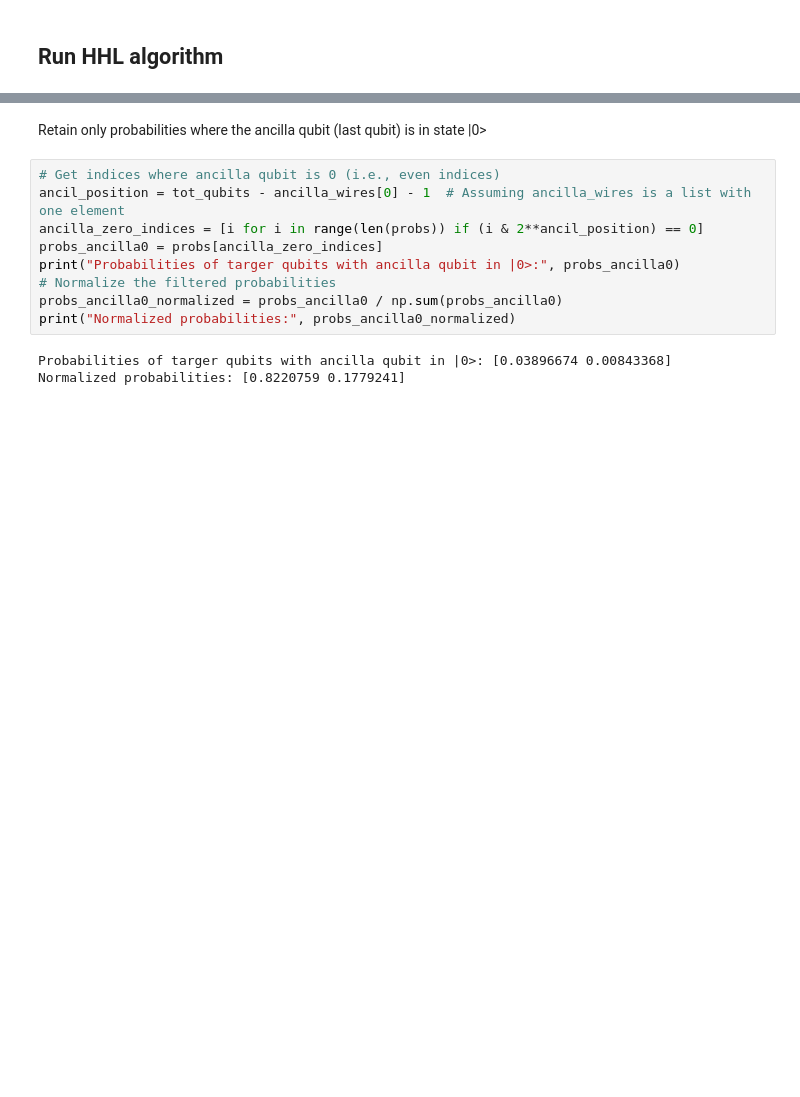
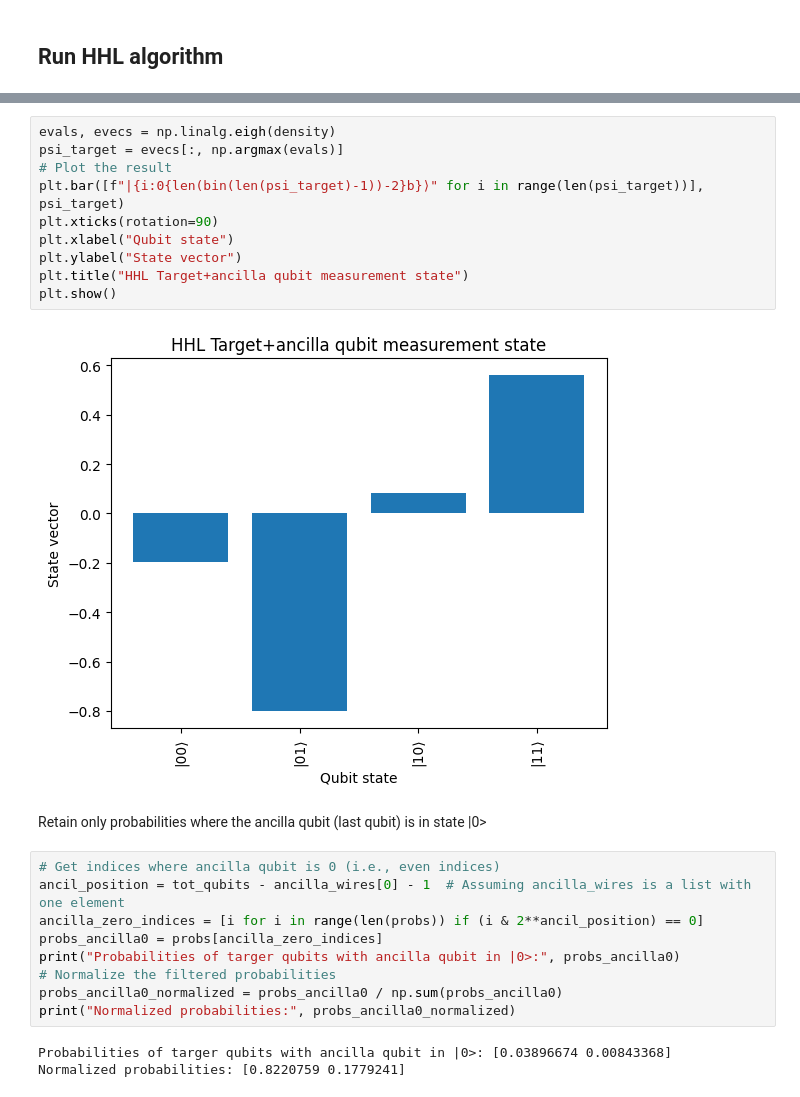
Before and after one commit to yuri4029/quantwatt, a Jupyter notebook: QuantAlgorithm_Code/QuantAlg_HHL_4_LinearSolver.ipynb, the cells around one changed output, grey strips where cells are left out. Drawn from its saved outputs; the diff is of its cells as text; blank space fills up the shorter version.

```diff
--- a/QuantAlgorithm_Code/QuantAlg_HHL_4_LinearSolver.ipynb
+++ b/QuantAlgorithm_Code/QuantAlg_HHL_4_LinearSolver.ipynb
@@ -131,3 +133,15 @@ Target qubit probabilities: [0.03896674 0.63877567 0.00843368 0.31382391]
+# %%
+evals, evecs = np.linalg.eigh(density)
+psi_target = evecs[:, np.argmax(evals)]
+# Plot the result
+plt.bar([f"|{i:0{len(bin(len(psi_target)-1))-2}b}⟩" for i in range(len(psi_target))], psi_target)
+plt.xticks(rotation=90)
+plt.xlabel("Qubit state")
+plt.ylabel("State vector")
+plt.title("HHL Target+ancilla qubit measurement state")
+plt.show()
+# %% [output]
+[figure, added]
 # %% [markdown]
 Retain only probabilities where the ancilla qubit (last qubit) is in state |0>
 # %%
```
Also changed, not shown: parts of 5 cells of this notebook.
